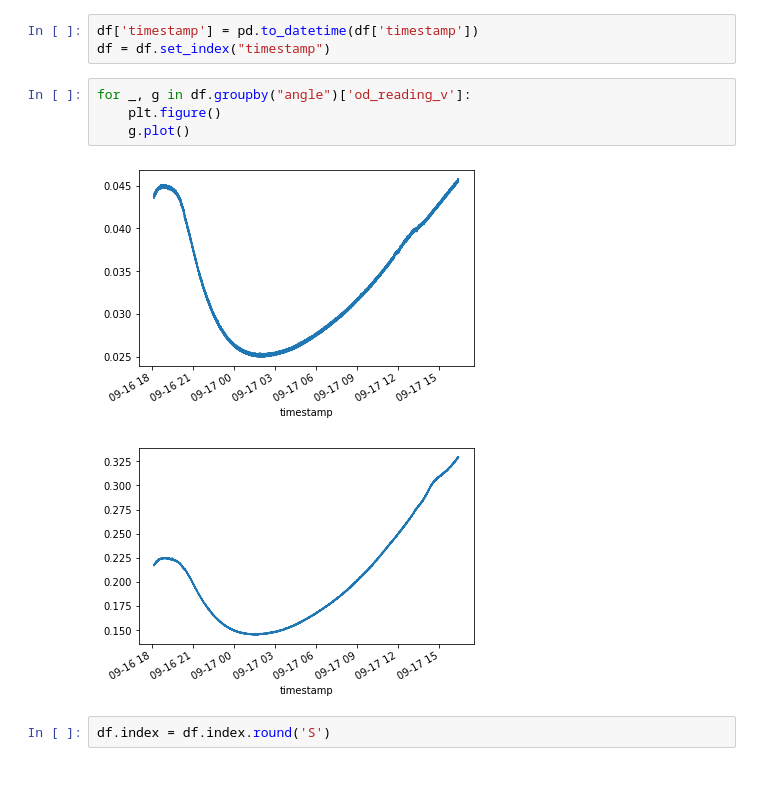
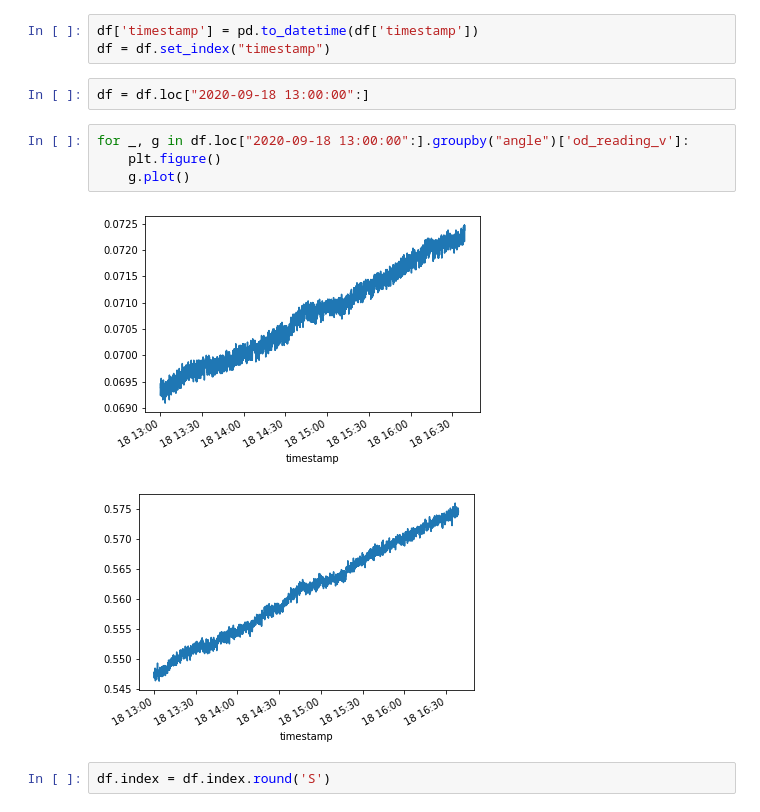
Before and after one commit to Pioreactor/pioreactor, a Jupyter notebook: jupyter_notebooks/Kalman Filter tests.ipynb, the cells around one changed output. Cells and saved outputs as stored; diff of their text form; blank space fills up the shorter version.

```diff
--- a/jupyter_notebooks/Kalman Filter tests.ipynb
+++ b/jupyter_notebooks/Kalman Filter tests.ipynb
@@ -20,13 +20,15 @@ df = pd.read_sql_query(f'SELECT * from od_readings_raw WHERE experiment="{experi
 # %%
 df['timestamp'] = pd.to_datetime(df['timestamp'])
 df = df.set_index("timestamp")
+# %%
+df = df.loc["2020-09-18 13:00:00":]
 # %%
-for _, g in df.groupby("angle")['od_reading_v']:
+for _, g in df.loc["2020-09-18 13:00:00":].groupby("angle")['od_reading_v']:
     plt.figure()
     g.plot()
 # %% [output]
-[figure, old version]
+[figure, new version]
-[figure, old version]
+[figure, new version]
 # %%
 df.index = df.index.round('S')
 # %%
```
Also changed, not shown: parts of 8 cells of this notebook, 8 other files.
